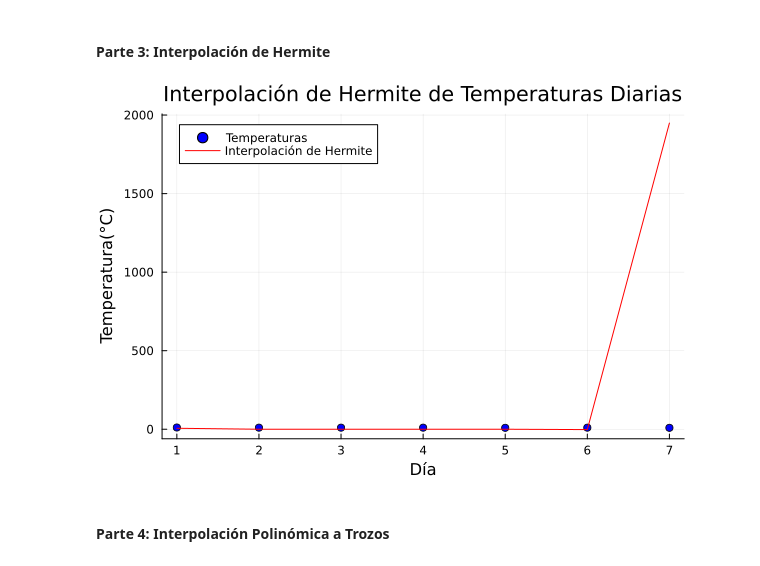
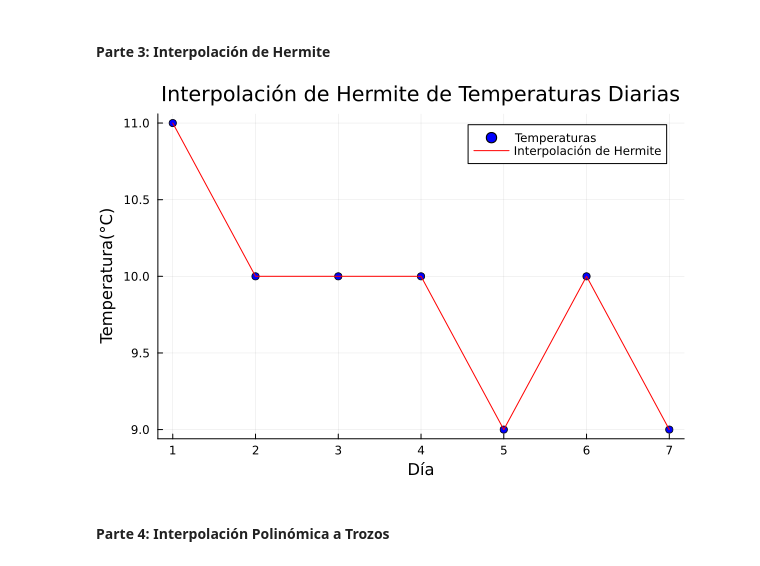
Before and after one commit to irisruip/Calculo_Numerico_Evaluacion_2, a Jupyter notebook: Segunda_Evaluacion.ipynb, the cells around one changed output. Saved outputs shown, nothing was run; the diff lists cells and outputs as text; code cells hidden in the pictures.

```diff
--- a/Segunda_Evaluacion.ipynb
+++ b/Segunda_Evaluacion.ipynb
@@ -138,35 +104,35 @@ function factorial(n)
     else
         return n * factorial(n-1)
     end
 end
 
 # Aplicamos la interpolación de Hermite
 function interp_hermite(x, dias, tempe)
     n = length(dias)
     resultado = 0
     for i in 1:n
         termino = tempe[i]
         for j in 1:n
             if j != i
-                termino *= (x - dias[j])^2 * (1 - 2*(x - dias[j])) / factorial(j)
+                termino *= (x - dias[j])^2 / ((dias[i] - dias[j])^2)
             end
         end
         resultado += termino
     end
     return resultado
 end
 
 # Usamos la interpolación para sacar un estimado del día 1 al día 7
 temp_inter = [interp_hermite(dia, dias, tempe) for dia in dias]
 
 # Graficamos los datos y la interpolación de Hermite
 scatter(dias, tempe, seriestype=:scatter, color=:blue, label="Temperaturas")
 plot!(dias, temp_inter, color=:red, seriestype=:line, label="Interpolación de Hermite")
 title!("Interpolación de Hermite de Temperaturas Diarias")
 xlabel!("Día")
 ylabel!("Temperatura(°C)")
 # %% [output]
-[figure, old version]
+[figure, new version]
 # %% [markdown]
 <h4>Parte 4: Interpolación Polinómica a Trozos
 </h4>
```
Also changed, not shown: parts of 1 cell of this notebook.
